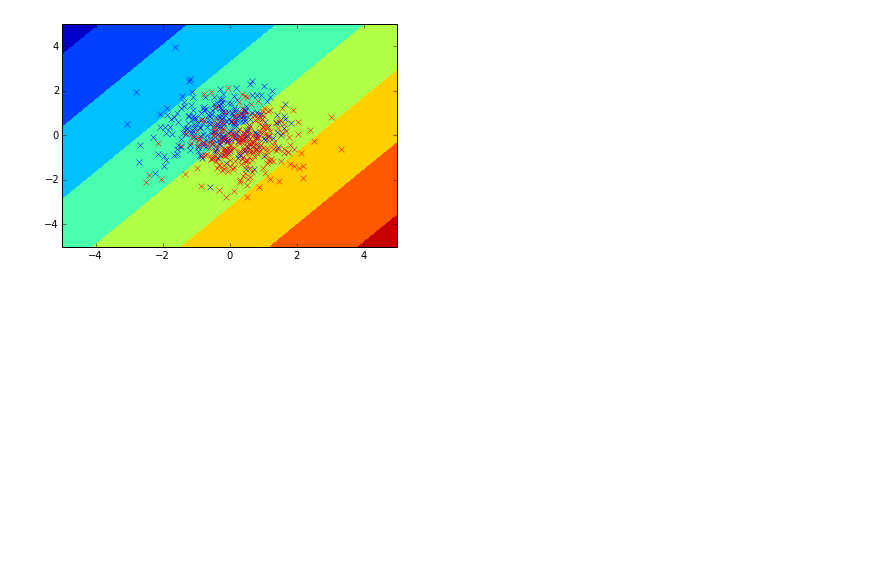
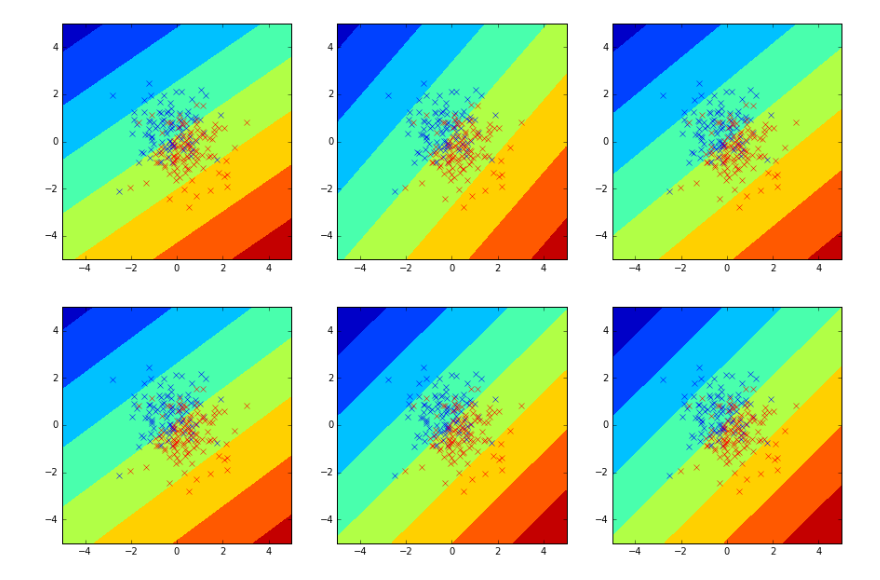
Before and after one commit to andykitchen/stan-examples, a Jupyter notebook: logistic.ipynb, the cells around one changed output. Cells and saved outputs as stored; diff of their text form; code cells hidden in the pictures; blank space fills up the shorter version.

```diff
--- a/logistic.ipynb
+++ b/logistic.ipynb
@@ -8,6 +12,6 @@ import scipy.special
 # %%
 np.random.seed(1)
-N = 500
+N = 200
 x = np.random.multivariate_normal([0, 0], np.identity(2), size=N)
 
 beta  = np.array([1, -1])
@@ -106,11 +78,12 @@ fit.plot();
 # %%
 samples = fit.extract()
 # %%
-# alpha = samples['alpha']
-alpha = np.zeros(N)
+alpha = samples['alpha']
 beta  = samples['beta'].reshape(-1,2)
 
-def logistic_plot(alpha, beta):
+f, ax = plt.subplots(1, 1, figsize=(5, 5))
+
+def logistic_plot(alpha, beta, ax=plt):
     xx = np.linspace(-5, 5)
     yy = np.linspace(-5, 5)
     xv, yv = np.meshgrid(xx, yy)
@@ -118,9 +91,9 @@ def logistic_plot(alpha, beta):
     nu = (beta[0] * xv) + (beta[1] * yv) + alpha
     z = 1 / (1 + np.exp(-nu))
 
-    plt.plot(x0[:,0], x0[:,1], 'bx')
-    plt.plot(x1[:,0], x1[:,1], 'rx')
-    plt.contourf(xx, yy, nu)
+    ax.plot(x0[:,0], x0[:,1], 'bx')
+    ax.plot(x1[:,0], x1[:,1], 'rx')
+    ax.contourf(xx, yy, nu)
 
 logistic_plot(alpha.mean(), beta.mean(axis=0))
 # %% [output]
@@ -128,7 +101,10 @@ logistic_plot(alpha.mean(), beta.mean(axis=0))
 # %%
-n = np.random.randint(len(alpha))
-alpha_p = alpha[n]
-beta_p  = beta[n]
-logistic_plot(alpha_p, beta_p)
+f, axs = plt.subplots(2, 3, figsize=(15,10))
+
+for ax in axs.flatten():
+    n = np.random.randint(len(alpha))
+    alpha_p = alpha[n]
+    beta_p  = beta[n]
+    logistic_plot(alpha_p, beta_p, ax=ax)
 # %% [output]
-[figure, old version]
+[figure, new version]
```
Also changed, not shown: parts of 10 cells of this notebook, 4 other files.
